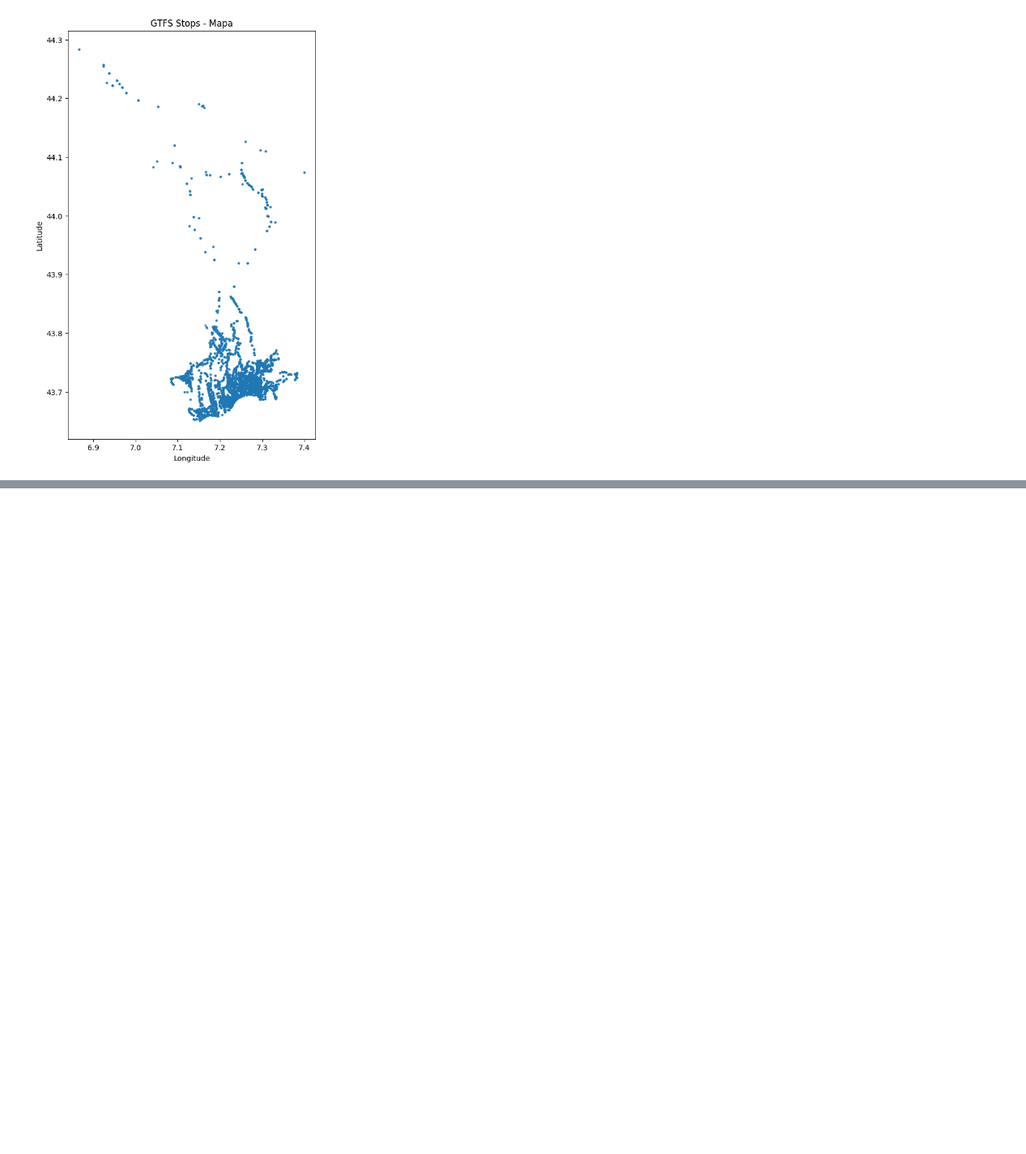
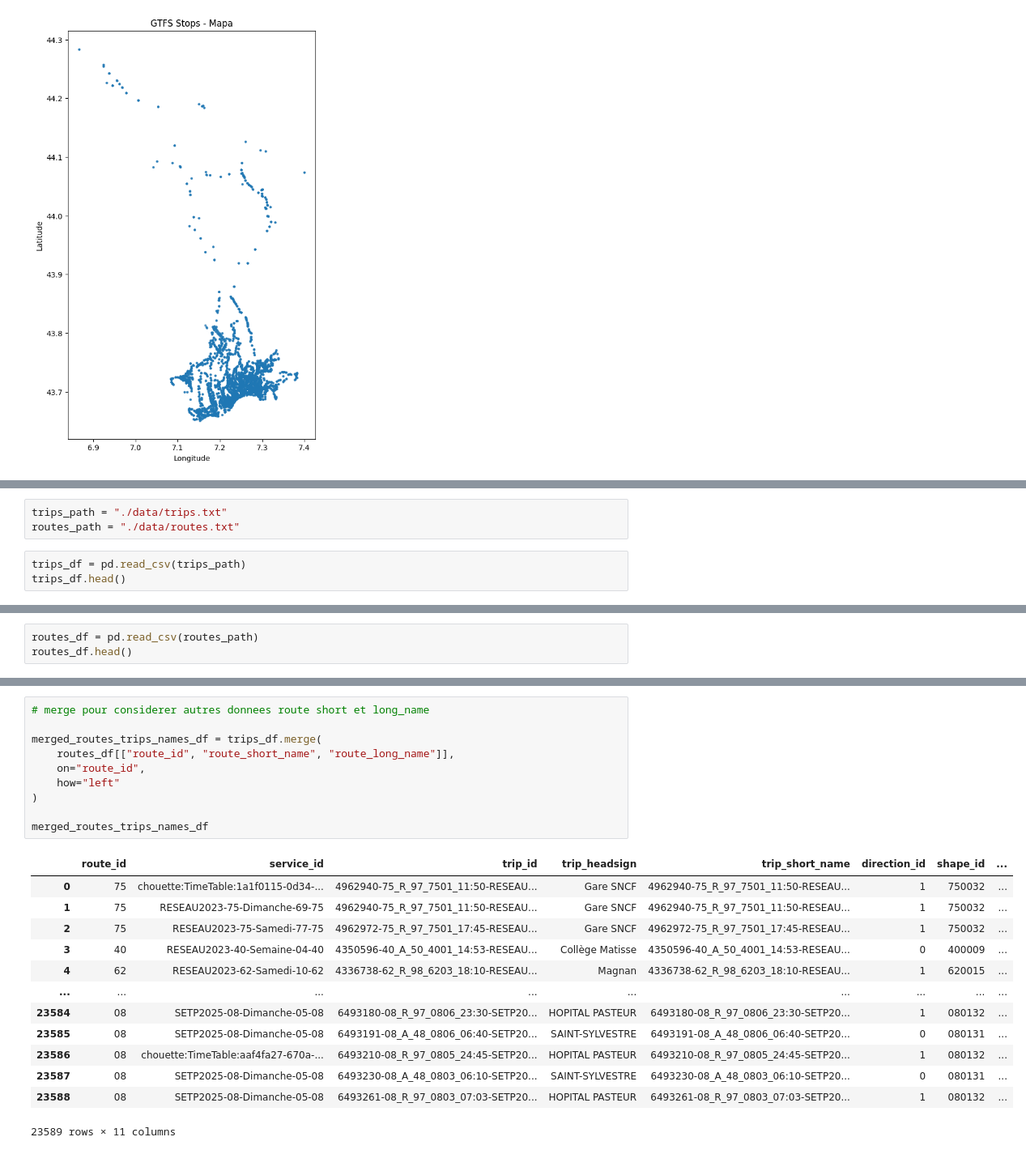
Before and after one commit to harleyrueda/tp-airflow-gtfs-duckdb, a Jupyter notebook: exploration_gtfs.ipynb, the cells around one changed output, grey strips where cells are left out. Shown at 81% size. Drawn from its saved outputs; the diff is of its cells as text; blank space fills up the shorter version.

Commit message:
feat: :construction: Construction trips exploration

```diff
--- a/exploration_gtfs.ipynb
+++ b/exploration_gtfs.ipynb
@@ -99,0 +104,6 @@ plt.show()
+# %%
+trips_path = "./data/trips.txt"
+routes_path = "./data/routes.txt"
+# %%
+trips_df = pd.read_csv(trips_path)
+trips_df.head()
@@ -99,0 +117,3 @@ plt.show()
+# %%
+routes_df = pd.read_csv(routes_path)
+routes_df.head()
@@ -99,0 +146,24 @@ plt.show()
+# %%
+# merge pour considerer autres donnees route short et long_name
+
+merged_routes_trips_names_df = trips_df.merge(
+    routes_df[["route_id", "route_short_name", "route_long_name"]],
+    on="route_id",
+    how="left"
+)
+
+merged_routes_trips_names_df
+# %% [output]
+|  | route_id | service_id | trip_id | trip_headsign | trip_short_name | direction_id | shape_id | ... |
+| 0 | 75 | chouette:TimeTable:1a1f0115-0d34-... | 4962940-75_R_97_7501_11:50-RESEAU... | Gare SNCF | 4962940-75_R_97_7501_11:50-RESEAU... | 1 | 750032 | ... |
+| 1 | 75 | RESEAU2023-75-Dimanche-69-75 | 4962940-75_R_97_7501_11:50-RESEAU... | Gare SNCF | 4962940-75_R_97_7501_11:50-RESEAU... | 1 | 750032 | ... |
+| 2 | 75 | RESEAU2023-75-Samedi-77-75 | 4962972-75_R_97_7501_17:45-RESEAU... | Gare SNCF | 4962972-75_R_97_7501_17:45-RESEAU... | 1 | 750032 | ... |
+| 3 | 40 | RESEAU2023-40-Semaine-04-40 | 4350596-40_A_50_4001_14:53-RESEAU... | Collège Matisse | 4350596-40_A_50_4001_14:53-RESEAU... | 0 | 400009 | ... |
+| 4 | 62 | RESEAU2023-62-Samedi-10-62 | 4336738-62_R_98_6203_18:10-RESEAU... | Magnan | 4336738-62_R_98_6203_18:10-RESEAU... | 1 | 620015 | ... |
+| ... | ... | ... | ... | ... | ... | ... | ... | ... |
+| 23584 | 08 | SETP2025-08-Dimanche-05-08 | 6493180-08_R_97_0806_23:30-SETP20... | HOPITAL PASTEUR | 6493180-08_R_97_0806_23:30-SETP20... | 1 | 080132 | ... |
+| 23585 | 08 | SETP2025-08-Dimanche-05-08 | 6493191-08_A_48_0806_06:40-SETP20... | SAINT-SYLVESTRE | 6493191-08_A_48_0806_06:40-SETP20... | 0 | 080131 | ... |
+| 23586 | 08 | chouette:TimeTable:aaf4fa27-670a-... | 6493210-08_R_97_0805_24:45-SETP20... | HOPITAL PASTEUR | 6493210-08_R_97_0805_24:45-SETP20... | 1 | 080132 | ... |
+| 23587 | 08 | SETP2025-08-Dimanche-05-08 | 6493230-08_A_48_0803_06:10-SETP20... | SAINT-SYLVESTRE | 6493230-08_A_48_0803_06:10-SETP20... | 0 | 080131 | ... |
+| 23588 | 08 | SETP2025-08-Dimanche-05-08 | 6493261-08_R_97_0803_07:03-SETP20... | HOPITAL PASTEUR | 6493261-08_R_97_0803_07:03-SETP20... | 1 | 080132 | ... |
+23589 rows × 11 columns
```
Also changed, not shown: parts of 9 cells of this notebook.
